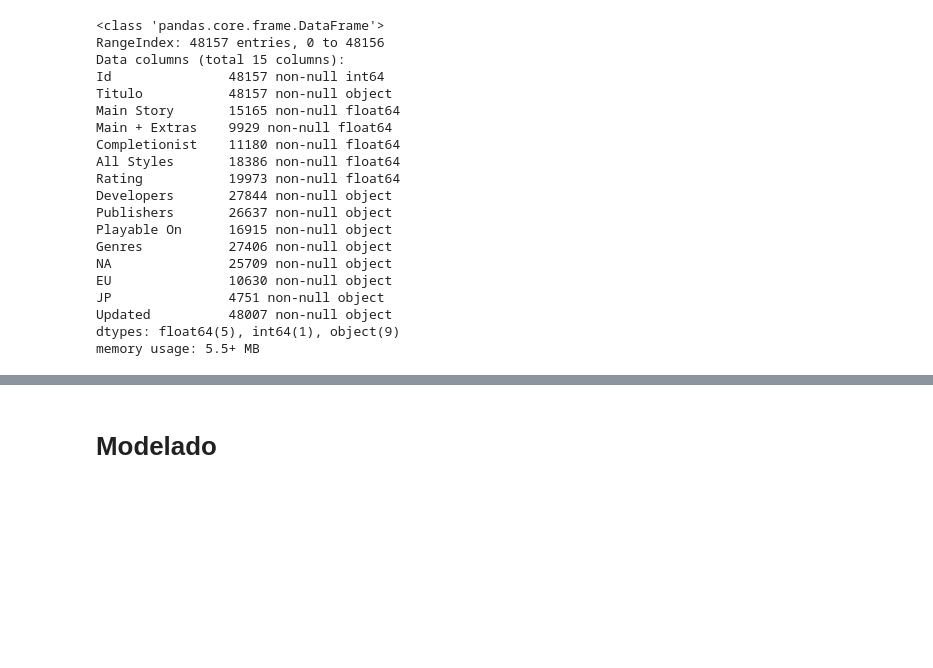
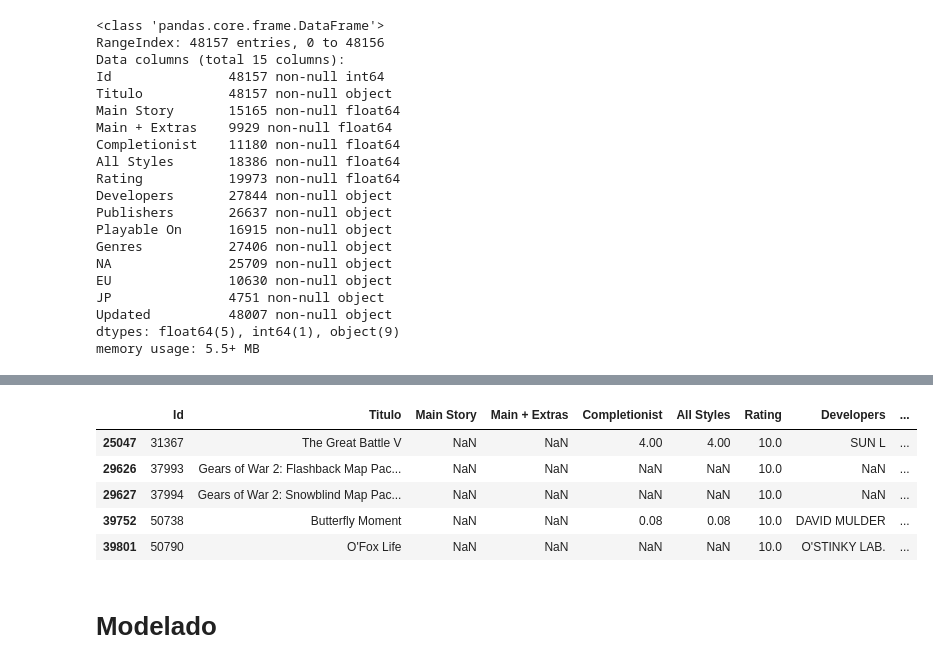
Before and after one commit to raharari/HLTB-Scrapper, a Jupyter notebook: Data Cleaning y Modelado.ipynb, the cells around one changed output, grey strips where cells are left out. Drawn from its saved outputs; the diff is of its cells as text; code cells hidden in the pictures; blank space fills up the shorter version.

```diff
--- a/Data Cleaning y Modelado.ipynb
+++ b/Data Cleaning y Modelado.ipynb
@@ -128,3 +136,14 @@ memory usage: 5.5+ MB
+# %%
+worst_100 = df.sort_values('Rating', ascending=True)[0:100]
+# %%
+worst_100.head()
+# %% [output]
+|  | Id | Titulo | Main Story | Main + Extras | Completionist | All Styles | Rating | Developers | ... |
+| 25047 | 31367 | The Great Battle V | NaN | NaN | 4.00 | 4.00 | 10.0 | SUN L | ... |
+| 29626 | 37993 | Gears of War 2: Flashback Map Pac... | NaN | NaN | NaN | NaN | 10.0 | NaN | ... |
+| 29627 | 37994 | Gears of War 2: Snowblind Map Pac... | NaN | NaN | NaN | NaN | 10.0 | NaN | ... |
+| 39752 | 50738 | Butterfly Moment | NaN | NaN | 0.08 | 0.08 | 10.0 | DAVID MULDER | ... |
+| 39801 | 50790 | O'Fox Life | NaN | NaN | NaN | NaN | 10.0 | O'STINKY LAB. | ... |
 # %% [markdown]
 # Modelado
 # %% [markdown]
```
Also changed, not shown: parts of 49 cells of this notebook.
